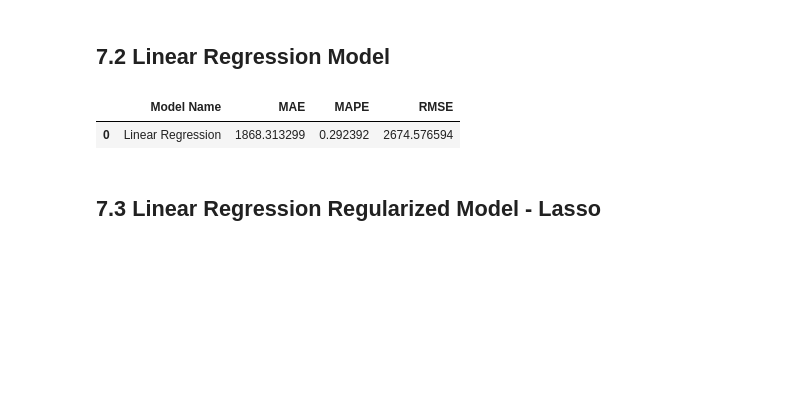
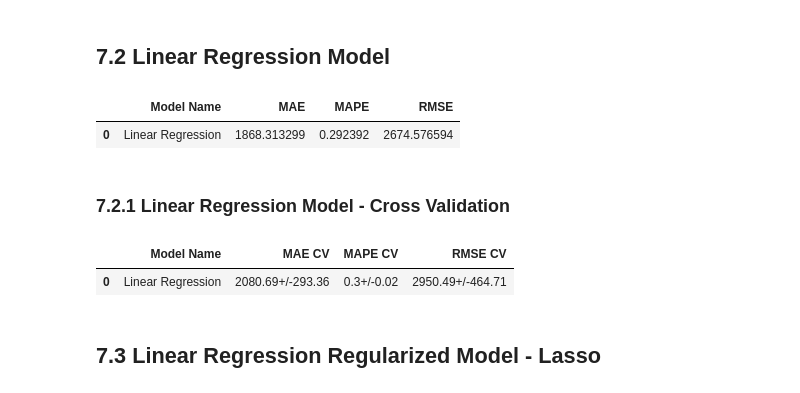
Before and after one commit to brunalimap/Rossmann_Stores, a Jupyter notebook: m07_v01_store_sales_prediction.ipynb, the cells around one changed output. Saved outputs shown, nothing was run; the diff lists cells and outputs as text; code cells hidden in the pictures; blank space fills up the shorter version.

```diff
--- a/m07_v01_store_sales_prediction.ipynb
+++ b/m07_v01_store_sales_prediction.ipynb
@@ -83,8 +135,8 @@ Populating the interactive namespace from numpy and matplotlib
 #df_store_row = pd.read_csv('data/store.csv', low_memory=False)
 
 # Carregar dados no google colab
-df_sales_row = pd.read_csv('/train.csv', low_memory=False)
-df_store_row = pd.read_csv('/store.csv', low_memory=False)
+df_sales_row = pd.read_csv('/content/train.csv', low_memory=False)
+df_store_row = pd.read_csv('/content/store.csv', low_memory=False)
 
 #merge
 df_raw = pd.merge(df_sales_row, df_store_row)#, how='left', on ='Store')
@@ -1125,16 +1177,21 @@ cols_selected_boruta = ['store',
                         'day_of_week_sin',
                         'day_of_week_cos']
 
+
 # columns to add
 feat_to_add = ['date','sales']
 
 #final features
-cols_selected_boruta.extend(feat_to_add)
+cols_selected_boruta_full = cols_selected_boruta.copy()
+cols_selected_boruta_full.extend( feat_to_add )
 # %% [markdown]
 # 7.0 Machine Learning
 # %%
 x_train =  X_train[cols_selected_boruta]
 x_test = X_test[cols_selected_boruta]
+
+# Time Series Data Preparation
+x_training = X_train[ cols_selected_boruta_full]
 # %% [markdown]
 ## 7.1 Average Model
 # %%
@@ -1169,6 +1228,14 @@ lr_result
 # %% [output]
 |  | Model Name | MAE | MAPE | RMSE |
 | 0 | Linear Regression | 1868.313299 | 0.292392 | 2674.576594 |
+# %% [markdown]
+### 7.2.1 Linear Regression Model - Cross Validation
+# %%
+lr_result_cv = cross_validation(x_training,5, 'Linear Regression', lr, verbose=False)
+lr_result_cv
+# %% [output]
+|  | Model Name | MAE CV | MAPE CV | RMSE CV |
+| 0 | Linear Regression | 2080.69+/-293.36 | 0.3+/-0.02 | 2950.49+/-464.71 |
 # %% [markdown]
 ## 7.3 Linear Regression Regularized Model - Lasso
 # %%
```
Also changed, not shown: parts of 16 cells of this notebook.
